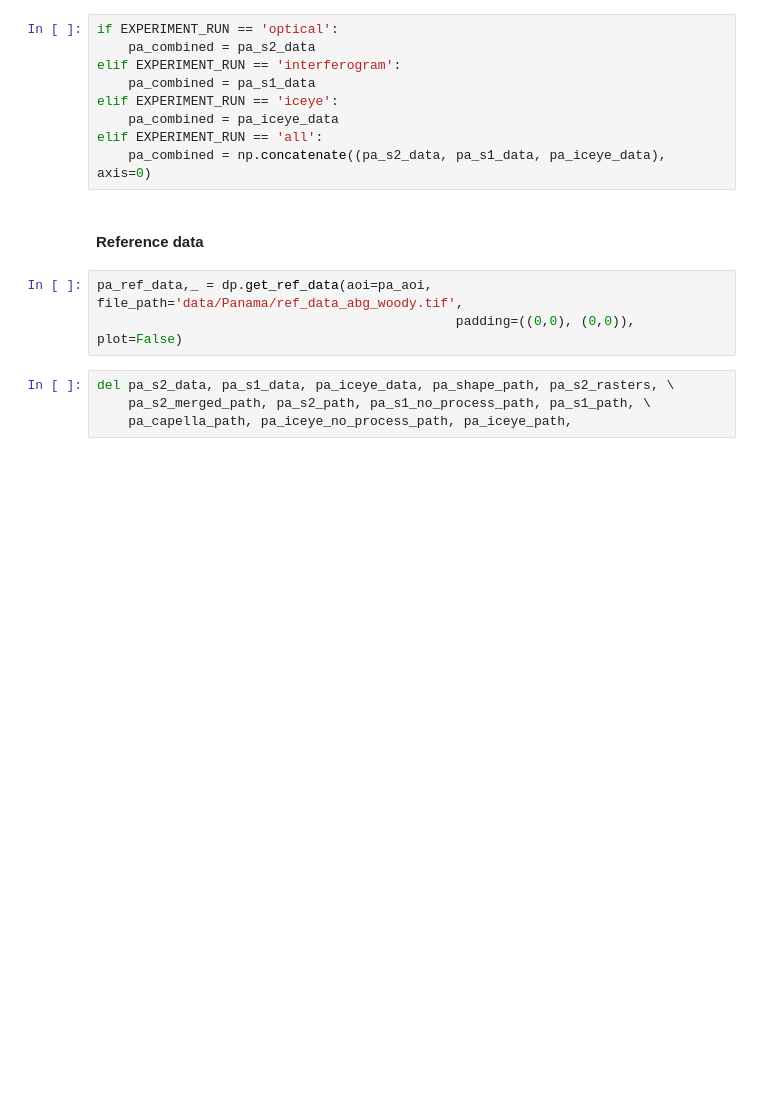
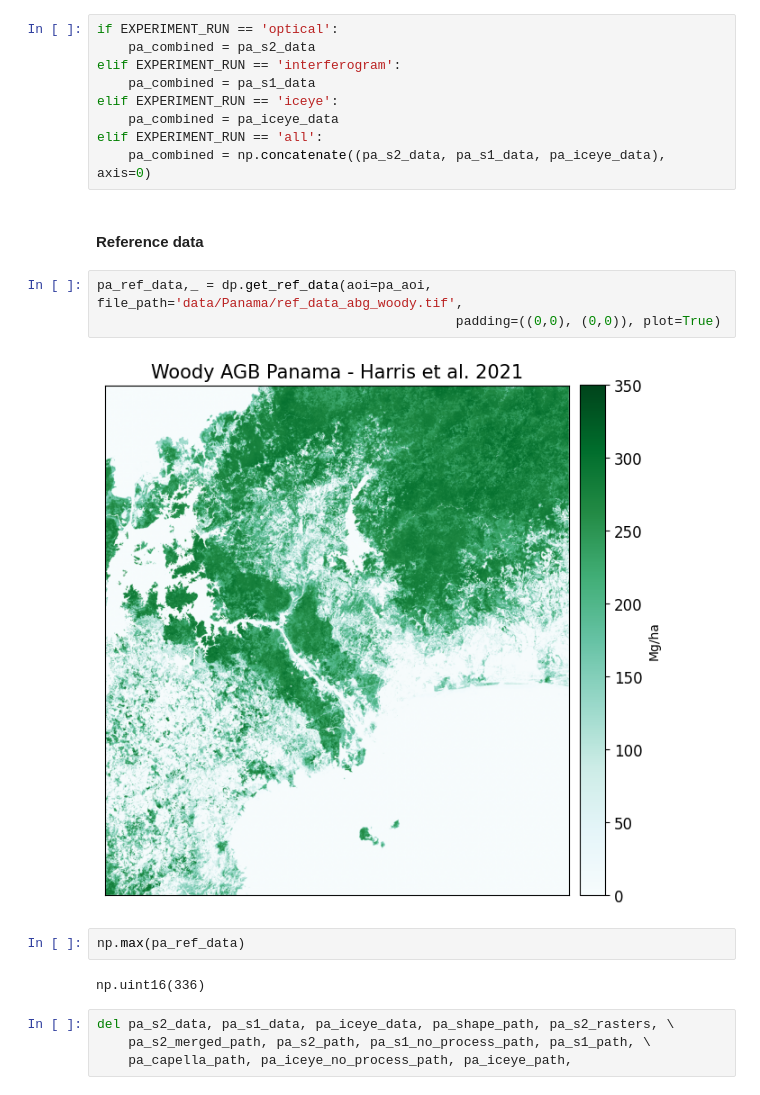
Before and after one commit to annalisefishell/MasterThesis, a Jupyter notebook: panama.ipynb, the cells around one changed output. Drawn from its saved outputs; the diff is of its cells as text; blank space fills up the shorter version.

```diff
--- a/panama.ipynb
+++ b/panama.ipynb
@@ -82,7 +82,13 @@ elif EXPERIMENT_RUN == 'all':
 #### Reference data
 # %%
 pa_ref_data,_ = dp.get_ref_data(aoi=pa_aoi, file_path='data/Panama/ref_data_abg_woody.tif',
-                                              padding=((0,0), (0,0)), plot=False)
+                                              padding=((0,0), (0,0)), plot=True)
+# %% [output]
+[figure, added]
+# %%
+np.max(pa_ref_data)
+# %% [output]
+np.uint16(336)
 # %%
 del pa_s2_data, pa_s1_data, pa_iceye_data, pa_shape_path, pa_s2_rasters, \
     pa_s2_merged_path, pa_s2_path, pa_s1_no_process_path, pa_s1_path, \
```
Also changed, not shown: parts of 7 cells of this notebook, 7 other files.
